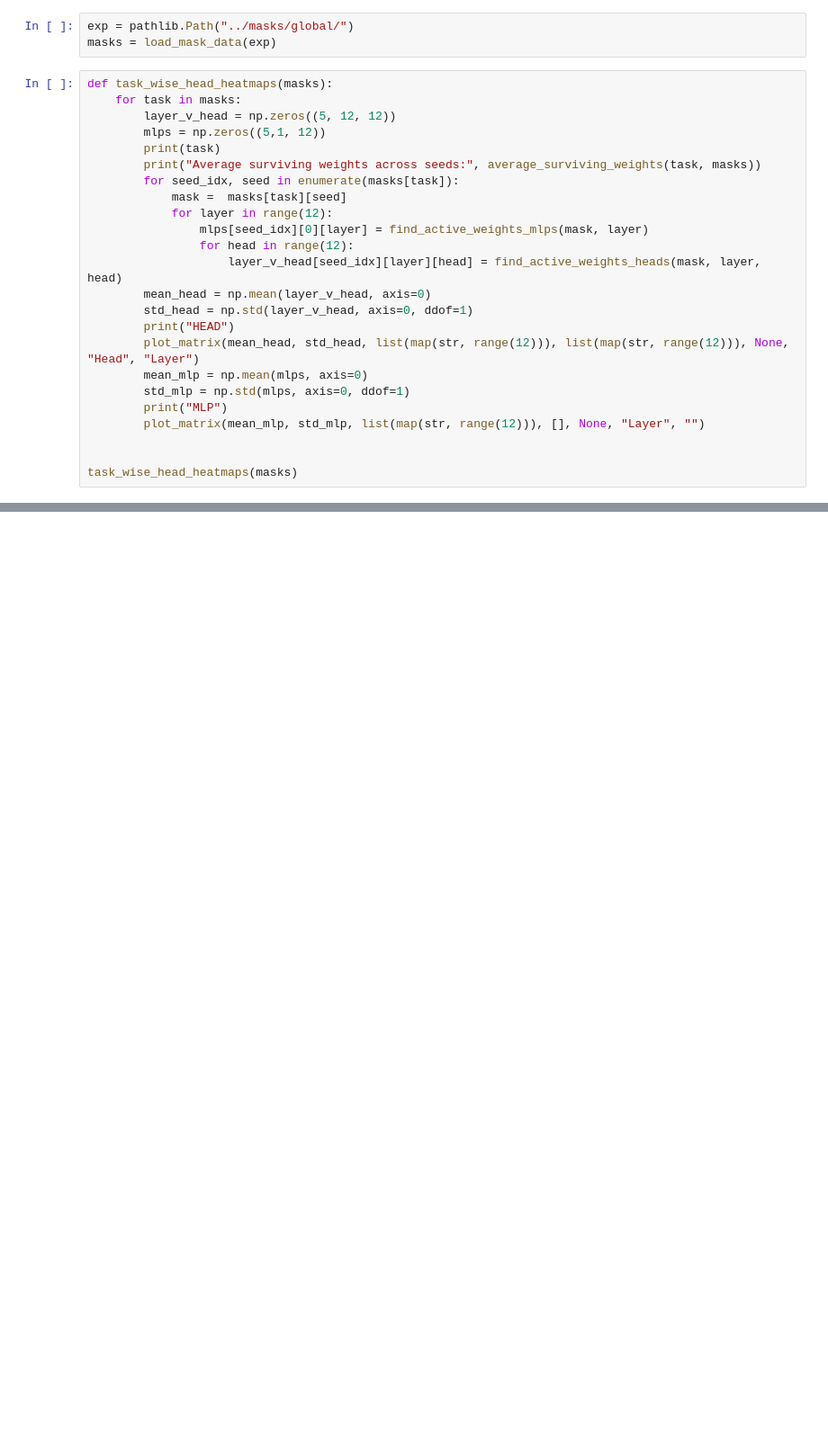
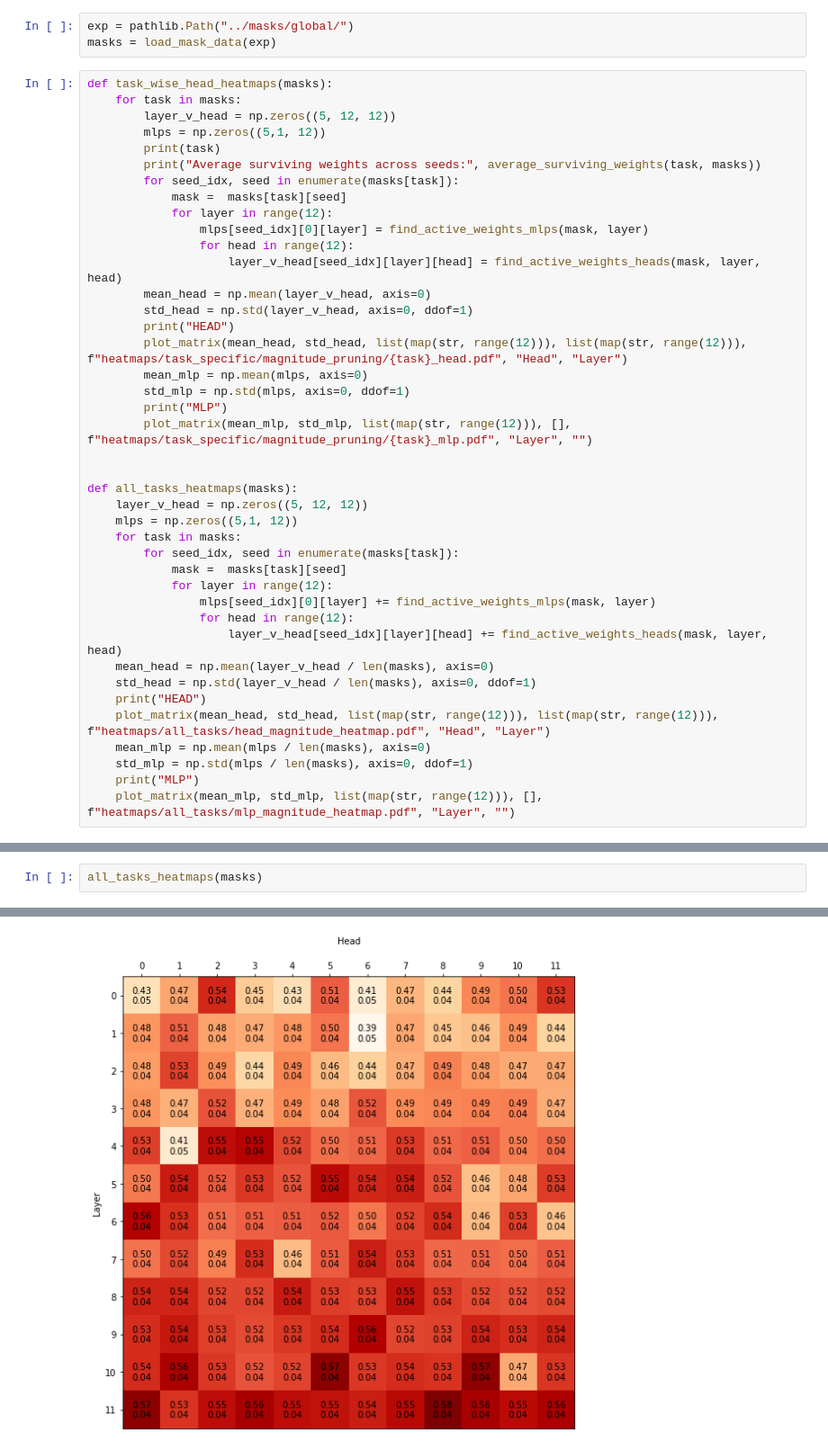
Before and after one commit to sai-prasanna/bert-experiments, a Jupyter notebook: experiment_analysis/global_magnitude_pruning_heatmaps.ipynb, the cells around one changed output, grey strips where cells are left out. Shown at 90% size. Drawn from its saved outputs; the diff is of its cells as text; blank space fills up the shorter version.

```diff
--- a/experiment_analysis/global_pruning_heatmaps.ipynb
+++ b/experiment_analysis/global_magnitude_pruning_heatmaps.ipynb
@@ -106,11 +110,28 @@ def task_wise_head_heatmaps(masks):
         mean_head = np.mean(layer_v_head, axis=0)
         std_head = np.std(layer_v_head, axis=0, ddof=1)
         print("HEAD")
-        plot_matrix(mean_head, std_head, list(map(str, range(12))), list(map(str, range(12))), None, "Head", "Layer")
+        plot_matrix(mean_head, std_head, list(map(str, range(12))), list(map(str, range(12))), f"heatmaps/task_specific/magnitude_pruning/{task}_head.pdf", "Head", "Layer")
         mean_mlp = np.mean(mlps, axis=0)
         std_mlp = np.std(mlps, axis=0, ddof=1)
         print("MLP")
-        plot_matrix(mean_mlp, std_mlp, list(map(str, range(12))), [], None, "Layer", "")
+        plot_matrix(mean_mlp, std_mlp, list(map(str, range(12))), [], f"heatmaps/task_specific/magnitude_pruning/{task}_mlp.pdf", "Layer", "")
 
 
-task_wise_head_heatmaps(masks)
+def all_tasks_heatmaps(masks):
+    layer_v_head = np.zeros((5, 12, 12))
+    mlps = np.zeros((5,1, 12))
+    for task in masks:
+        for seed_idx, seed in enumerate(masks[task]):
+            mask =  masks[task][seed]
+            for layer in range(12):
+                mlps[seed_idx][0][layer] += find_active_weights_mlps(mask, layer)
+                for head in range(12):
+                    layer_v_head[seed_idx][layer][head] += find_active_weights_heads(mask, layer, head)
+    mean_head = np.mean(layer_v_head / len(masks), axis=0)
+    std_head = np.std(layer_v_head / len(masks), axis=0, ddof=1)
+    print("HEAD")
+    plot_matrix(mean_head, std_head, list(map(str, range(12))), list(map(str, range(12))), f"heatmaps/all_tasks/head_magnitude_heatmap.pdf", "Head", "Layer")
+    mean_mlp = np.mean(mlps / len(masks), axis=0)
+    std_mlp = np.std(mlps / len(masks), axis=0, ddof=1)
+    print("MLP")
+    plot_matrix(mean_mlp, std_mlp, list(map(str, range(12))), [], f"heatmaps/all_tasks/mlp_magnitude_heatmap.pdf", "Layer", "")
@@ -136,0 +160,3 @@ MLP
+# %%
+all_tasks_heatmaps(masks)
+# %% [output]
@@ -136,0 +164 @@ MLP
+[figure, added]
```
Also changed, not shown: parts of 4 cells of this notebook, 42 other files.
